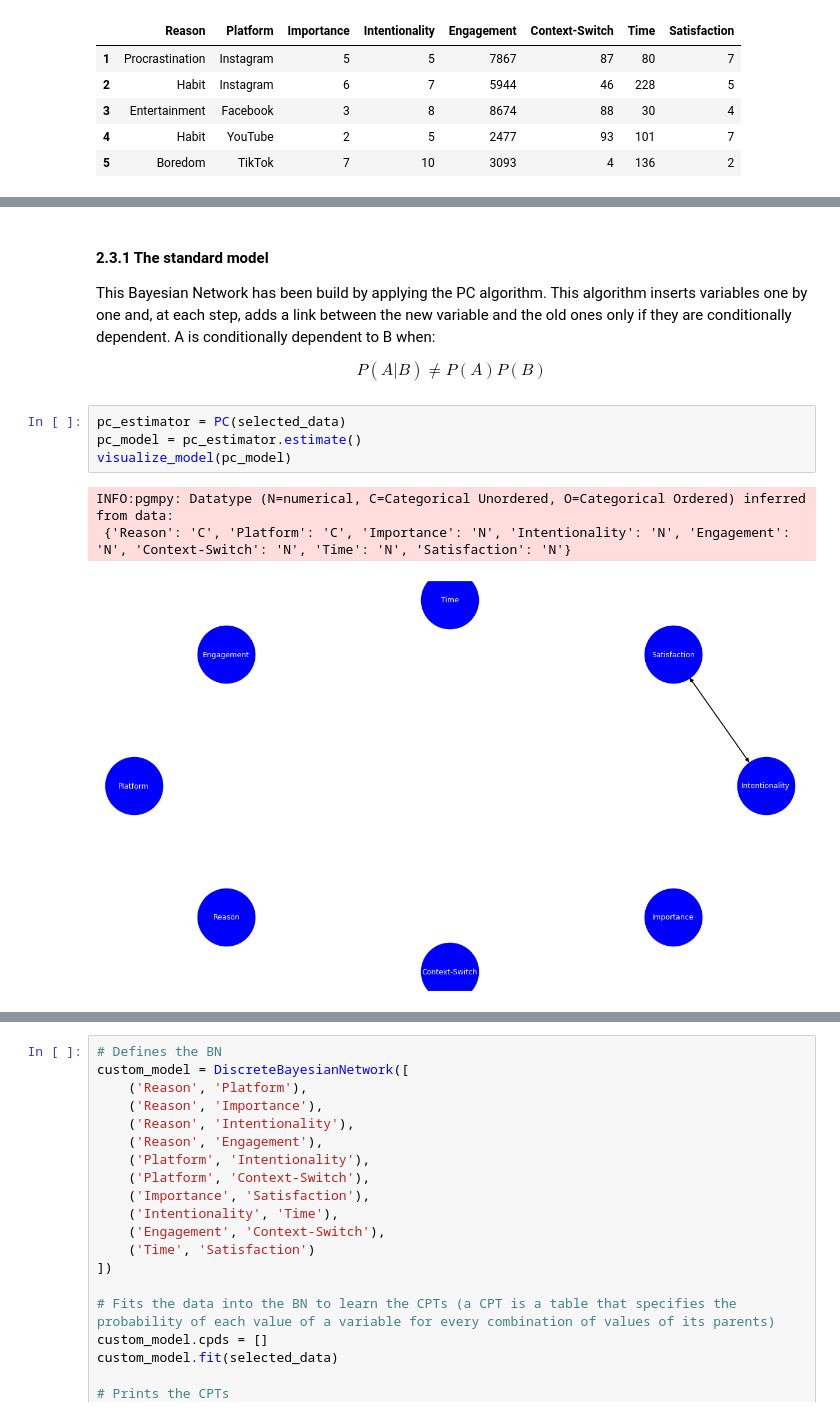
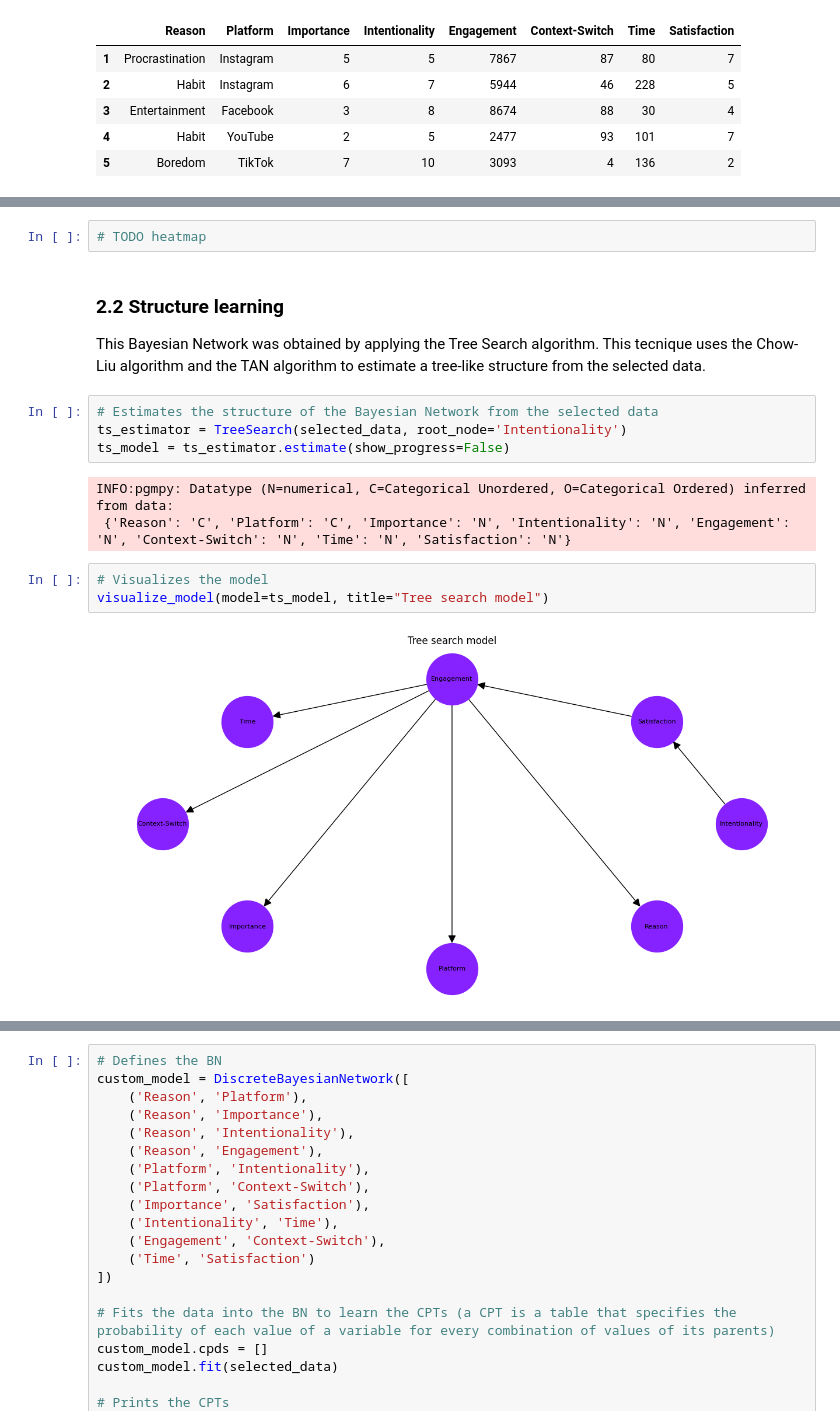
Before and after one commit to Jtries/socialMediaBayes, a Jupyter notebook: social_media_bayes.ipynb, the cells around one changed output, grey strips where cells are left out. Saved outputs shown, nothing was run; the diff lists cells and outputs as text.

Commit message:
structure analysis

```diff
--- a/social_media_bayes.ipynb
+++ b/social_media_bayes.ipynb
@@ -77,13 +88,17 @@ Bayesian Networks can be build in different ways.
-# %% [markdown]
-#### 2.3.1 The standard model
-This Bayesian Network has been build by applying the PC algorithm. This algorithm inserts variables one by one and, at each step, adds a link between the new variable and the old ones only if they are conditionally dependent. A is conditionally dependent to B when:
-
-$$P(A|B) \neq P(A)P(B)$$
-# %%
-pc_estimator = PC(selected_data)
-pc_model = pc_estimator.estimate()
-visualize_model(pc_model)
-# %% [output]
-INFO:pgmpy: Datatype (N=numerical, C=Categorical Unordered, O=Categorical Ordered) inferred from data:
- {'Reason': 'C', 'Platform': 'C', 'Importance': 'N', 'Intentionality': 'N', 'Engagement': 'N', 'Context-Switch': 'N', 'Time': 'N', 'Satisfaction': 'N'}
-[figure, removed]
+# %%
+# TODO heatmap
+# %% [markdown]
+### 2.2 Structure learning
+This Bayesian Network was obtained by applying the Tree Search algorithm. This tecnique uses the Chow-Liu algorithm and the TAN algorithm to estimate a tree-like structure from the selected data.
+# %%
+# Estimates the structure of the Bayesian Network from the selected data
+ts_estimator = TreeSearch(selected_data, root_node='Intentionality')
+ts_model = ts_estimator.estimate(show_progress=False)
+# %% [output]
+INFO:pgmpy: Datatype (N=numerical, C=Categorical Unordered, O=Categorical Ordered) inferred from data:
+ {'Reason': 'C', 'Platform': 'C', 'Importance': 'N', 'Intentionality': 'N', 'Engagement': 'N', 'Context-Switch': 'N', 'Time': 'N', 'Satisfaction': 'N'}
+# %%
+# Visualizes the model
+visualize_model(model=ts_model, title="Tree search model")
+# %% [output]
+[figure, added]
```
Also changed, not shown: parts of 13 cells of this notebook, 1 other file.
